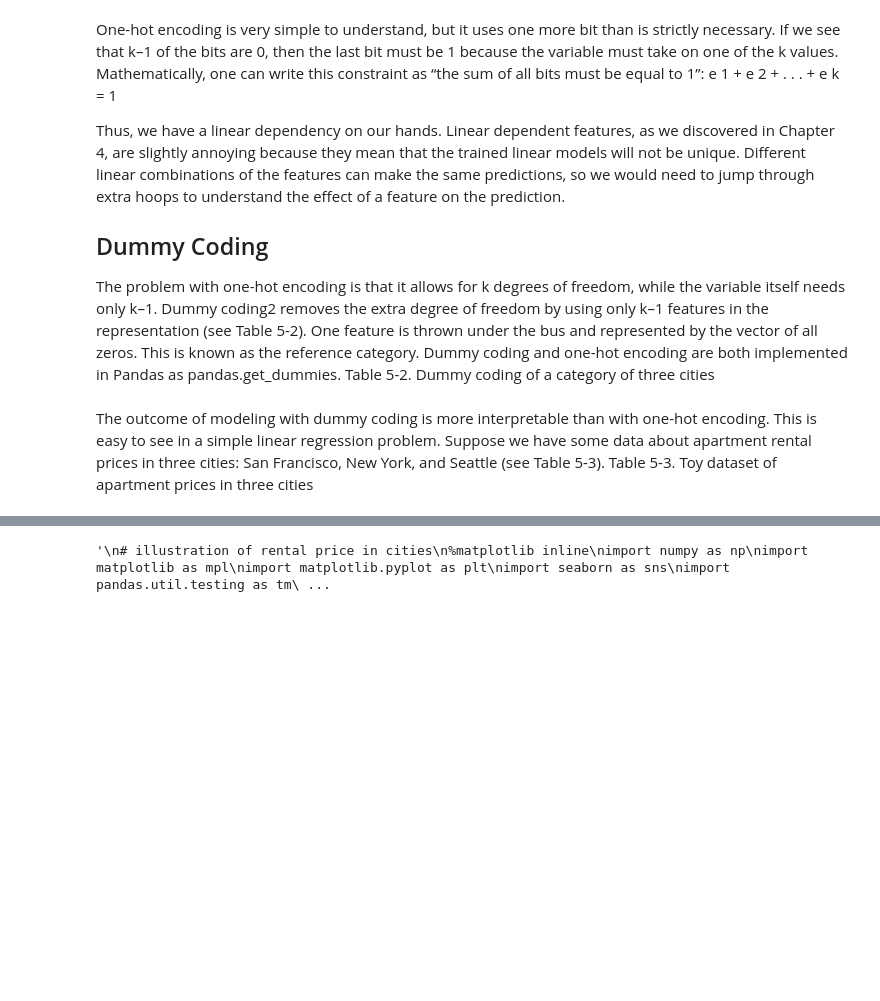
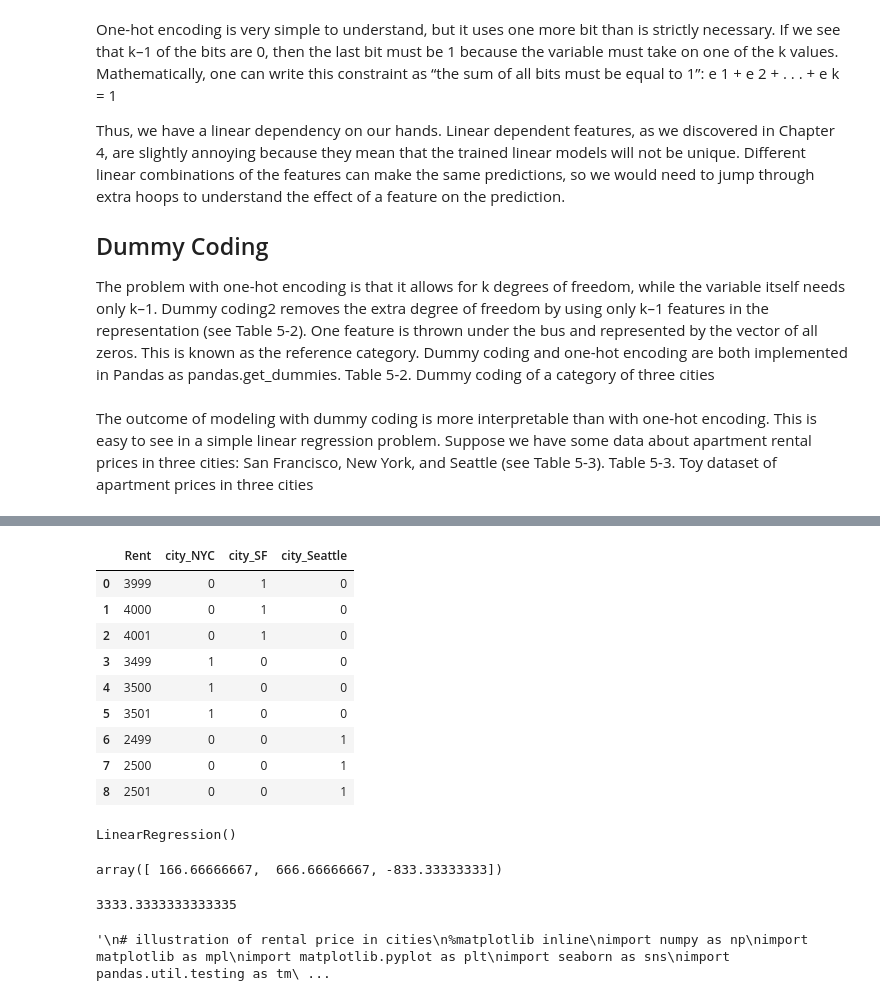
Before and after one commit to rafazamb/DS_PT_ENE21, a Jupyter notebook: 1-Data_Analysis/4-Feature Engineering/4.2 Categóricas/Práctica/1_CategoricalData - clase - Solución.ipynb, the cells around one changed output, grey strips where cells are left out. Cells and saved outputs as stored; diff of their text form; code cells hidden in the pictures; blank space fills up the shorter version.

```diff
--- a/1-Data_Analysis/4-Feature Engineering/4.2 Categóricas/Práctica/1_CategoricalData - clase - Solución.ipynb
+++ b/1-Data_Analysis/4-Feature Engineering/4.2 Categóricas/Práctica/1_CategoricalData - clase - Solución.ipynb
@@ -37,0 +41,10 @@ Table 5-3. Toy dataset of apartment prices in three cities
+# %%
+# 5 min
+# crear DataFrame con estas ciudades
+# SF, SF, SF, NYC, NYC, NYC, Seattle, Seattle, Seattle
+# y con estas rentas
+# 3999, 4000, 4001, 3499, 3500, 3501, 2499, 2500, 2501
+
+df = pd.DataFrame({'City': ['SF', 'SF', 'SF', 'NYC', 'NYC', 'NYC', 'Seattle', 'Seattle', 'Seattle'],
+                   'Rent': [3999, 4000, 4001, 3499, 3500, 3501, 2499, 2500, 2501]})
+df
@@ -38,2 +62,33 @@ Table 5-3. Toy dataset of apartment prices in three cities
+# %%
+one_hot_df = pd.get_dummies(df, prefix = ['city'])
+one_hot_df
+# %% [output]
+|  | Rent | city_NYC | city_SF | city_Seattle |
+| 0 | 3999 | 0 | 1 | 0 |
+| 1 | 4000 | 0 | 1 | 0 |
+| 2 | 4001 | 0 | 1 | 0 |
+| 3 | 3499 | 1 | 0 | 0 |
+| 4 | 3500 | 1 | 0 | 0 |
+| 5 | 3501 | 1 | 0 | 0 |
+| 6 | 2499 | 0 | 0 | 1 |
+| 7 | 2500 | 0 | 0 | 1 |
+| 8 | 2501 | 0 | 0 | 1 |
+# %%
+lin_reg.fit(one_hot_df[['city_NYC', 'city_SF', 'city_Seattle']], one_hot_df['Rent'] )
+# %% [output]
+LinearRegression()
+# %%
+# 5 min
+# buscar los coeficientes de la regresión lineal
+
+lin_reg.coef_
+# %% [output]
+array([ 166.66666667,  666.66666667, -833.33333333])
+# %%
+# 5 min
+# buscar el intercept de la regresión lineal
+lin_reg.intercept_
+# %% [output]
+3333.3333333333335
 # %%
 # One-hot encoding weights + intercept
```
Also changed, not shown: parts of 4 cells of this notebook, 1 other file.
